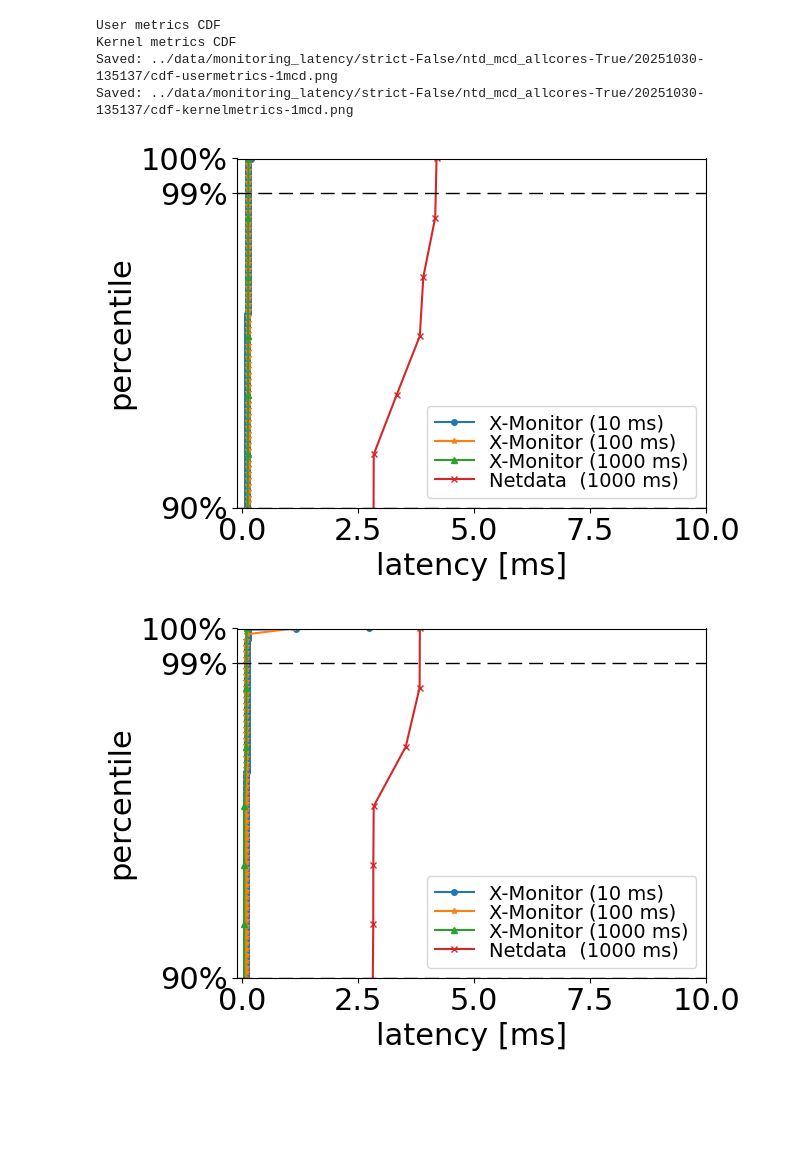
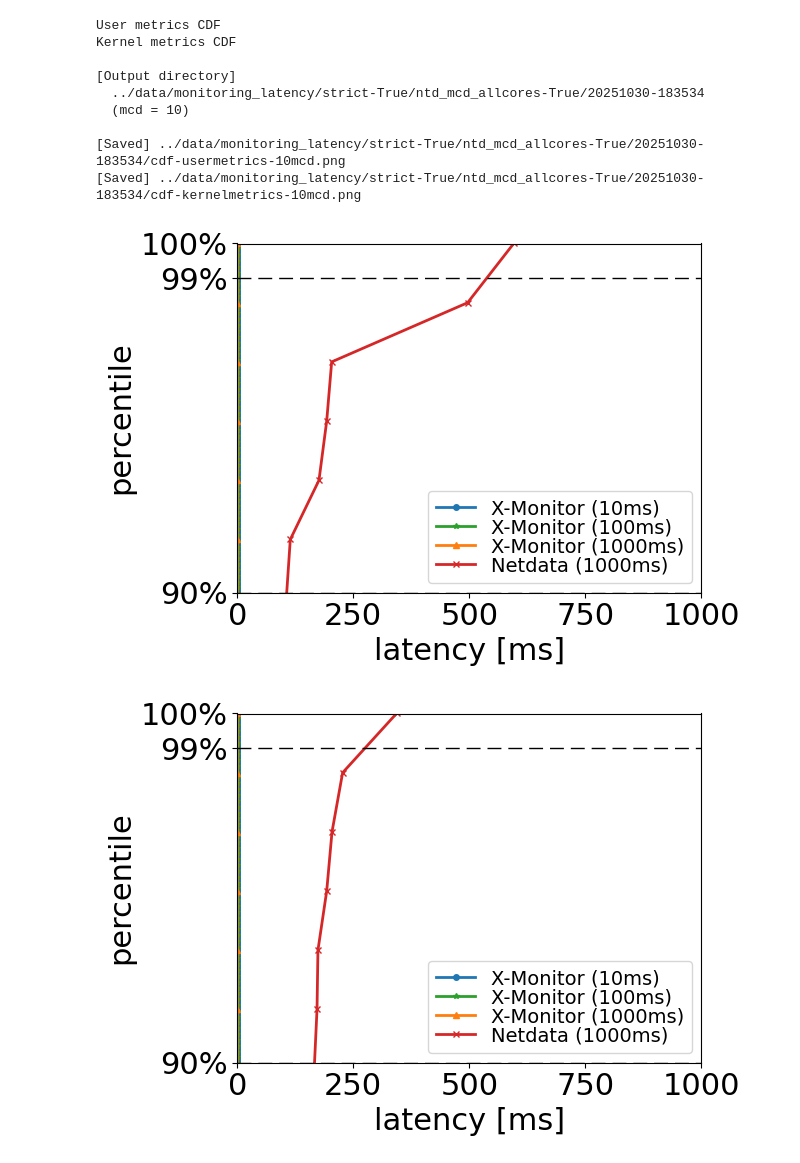
Before and after one commit to yukimaruyama2023/exp-X-Monitor, a Jupyter notebook: graph/latency.ipynb, the cells around one changed output. Drawn from its saved outputs; the diff is of its cells as text; code cells hidden in the pictures; blank space fills up the shorter version.

```diff
--- a/graph/latency.ipynb
+++ b/graph/latency.ipynb
@@ -0,0 +1,5 @@
+# %%
+%load_ext autoreload
+%autoreload 2
+
+dir_ = "../data/monitoring_latency/strict-True/ntd_mcd_allcores-True/20251030-183534"
@@ -4,8 +49,9 @@ import latency
 importlib.reload(latency)
 
 from latency import run_plot
-dir_ = "../data/monitoring_latency/strict-False/pin-netdata-core0/20251029-143342"
-run_plot(dir=dir_, mcd=1, xmax=10, save=True)
+# dir_ = "../data/monitoring_latency/strict-False/pin-netdata-core0/20251029-143342"
+
+run_plot(dir=dir_, mcd=5, xmax=10, save=True)
 # %% [output]
 User metrics CDF
 Kernel metrics CDF
@@ -15,0 +67,3 @@ Saved: ../data/monitoring_latency/strict-False/pin-netdata-core0/20251029-143342
+# %%
+from matplotlib import pyplot as plt
+plt.rcParams['axes.prop_cycle'].by_key()['color']
@@ -16,16 +81,22 @@ Saved: ../data/monitoring_latency/strict-False/pin-netdata-core0/20251029-143342
 # %%
 import importlib
 import latency
 importlib.reload(latency)
 
 from latency import run_plot
 # dir_ = "../data/monitoring_latency/strict-False/pin-netdata-core0/20251029-143342"
-dir_ = "../data/monitoring_latency/strict-False/ntd_mcd_allcores-True/20251030-135137"
-run_plot(dir=dir_, mcd=1, xmax=10, save=True)
+# dir_ = "../data/monitoring_latency/strict-False/ntd_mcd_allcores-True/20251030-135137"
+# run_plot(dir=dir_, mcd=10, xmax=10, save=True)
+run_plot(dir=dir_, mcd=10, xmax=1000, save=True)
 # %% [output]
 User metrics CDF
 Kernel metrics CDF
-Saved: ../data/monitoring_latency/strict-False/ntd_mcd_allcores-True/20251030-135137/cdf-usermetrics-1mcd.png
-Saved: ../data/monitoring_latency/strict-False/ntd_mcd_allcores-True/20251030-135137/cdf-kernelmetrics-1mcd.png
+
+[Output directory]
+  ../data/monitoring_latency/strict-True/ntd_mcd_allcores-True/20251030-183534
+  (mcd = 10)
+
+[Saved] ../data/monitoring_latency/strict-True/ntd_mcd_allcores-True/20251030-183534/cdf-usermetrics-10mcd.png
+[Saved] ../data/monitoring_latency/strict-True/ntd_mcd_allcores-True/20251030-183534/cdf-kernelmetrics-10mcd.png
-[figure, old version]
+[figure, new version]
-[figure, old version]
+[figure, new version]
```
Also changed, not shown: parts of 6 cells of this notebook, 43 other files.
